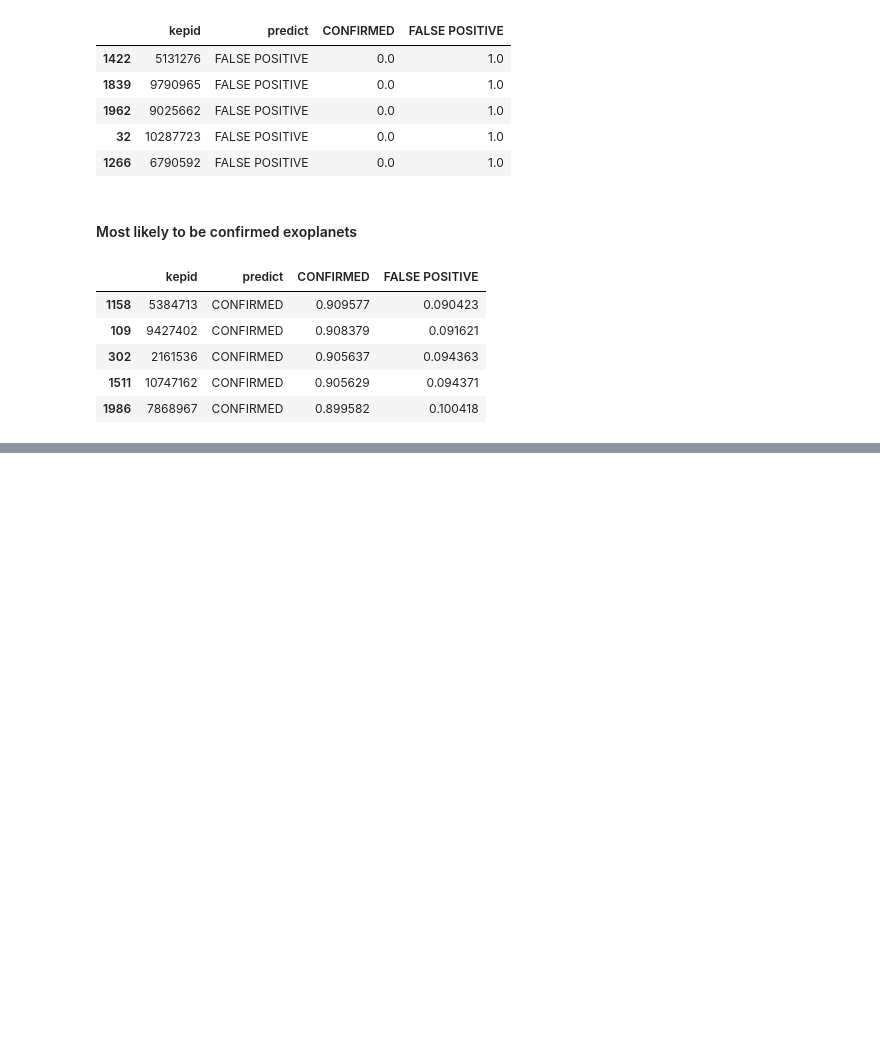
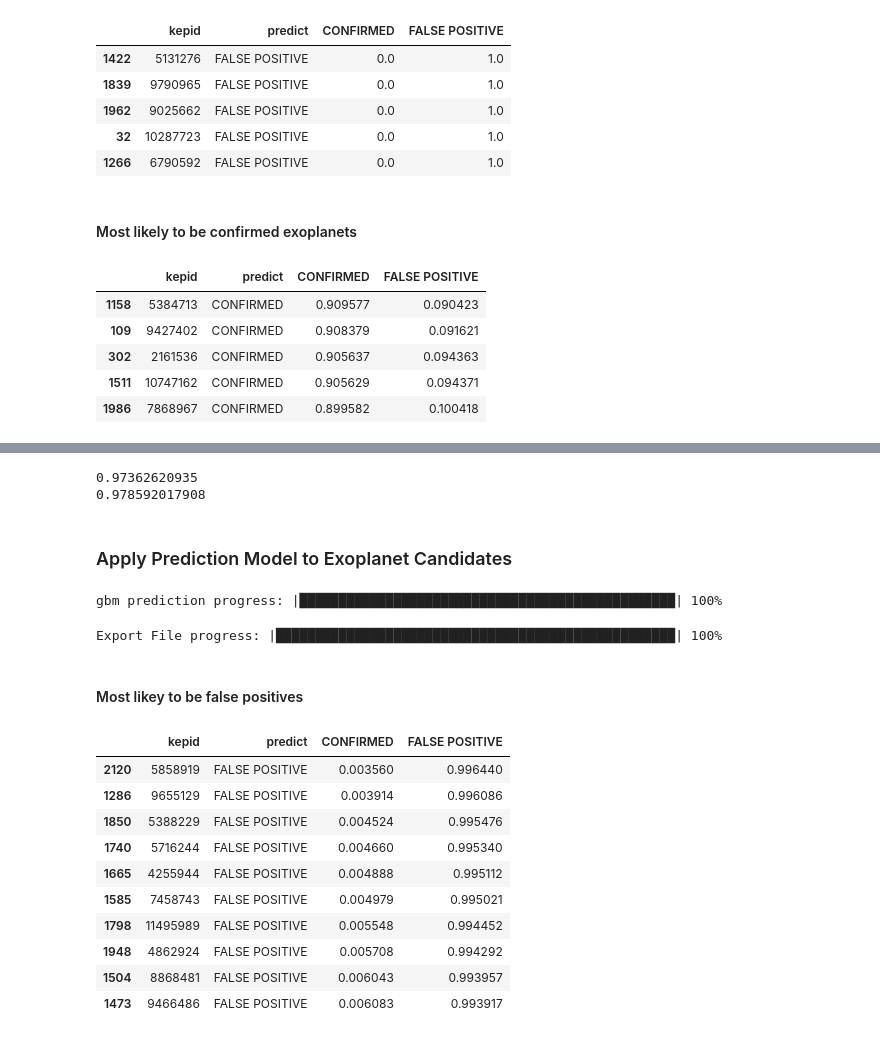
Before and after one commit to suryadutta/exoplanets_ML, a Jupyter notebook: Exoplanet Candidate Classification.ipynb, the cells around one changed output, grey strips where cells are left out. Cells and saved outputs as stored; diff of their text form; code cells hidden in the pictures; blank space fills up the shorter version.

```diff
--- a/Exoplanet Candidate Classification.ipynb
+++ b/Exoplanet Candidate Classification.ipynb
@@ -171,0 +297,36 @@ pd.DataFrame(candidatePredictData, columns = ['kepid', 'predict','CONFIRMED','FA
+# %%
+# Retreive test set AUC
+print gbm_perf1.auc()
+print gbm_perf2.auc()
+# %% [output]
+0.97362620935
+0.978592017908
+# %% [markdown]
+### Apply Prediction Model to Exoplanet Candidates
+# %%
+gbmpredict = gbm_fit1.predict(candidateData)
+# %% [output]
+gbm prediction progress: |████████████████████████████████████████████████| 100%
+# %%
+gbmcandidateCombine = candidateData.cbind(gbmpredict)
+h2o.export_file(gbmcandidateCombine, "data/candidate_predict_gbm.csv")
+# %% [output]
+Export File progress: |███████████████████████████████████████████████████| 100%
+# %%
+gbmcandidatePredictData = pd.read_csv('data/candidate_predict_gbm.csv').sort_values('CONFIRMED')
+# %% [markdown]
+#### Most likey to be false positives
+# %%
+pd.DataFrame(gbmcandidatePredictData, columns = ['kepid', 'predict','CONFIRMED','FALSE POSITIVE'])[0:10]
+# %% [output]
+|  | kepid | predict | CONFIRMED | FALSE POSITIVE |
+| 2120 | 5858919 | FALSE POSITIVE | 0.003560 | 0.996440 |
+| 1286 | 9655129 | FALSE POSITIVE | 0.003914 | 0.996086 |
+| 1850 | 5388229 | FALSE POSITIVE | 0.004524 | 0.995476 |
+| 1740 | 5716244 | FALSE POSITIVE | 0.004660 | 0.995340 |
+| 1665 | 4255944 | FALSE POSITIVE | 0.004888 | 0.995112 |
+| 1585 | 7458743 | FALSE POSITIVE | 0.004979 | 0.995021 |
+| 1798 | 11495989 | FALSE POSITIVE | 0.005548 | 0.994452 |
+| 1948 | 4862924 | FALSE POSITIVE | 0.005708 | 0.994292 |
+| 1504 | 8868481 | FALSE POSITIVE | 0.006043 | 0.993957 |
+| 1473 | 9466486 | FALSE POSITIVE | 0.006083 | 0.993917 |
```
Also changed, not shown: parts of 27 cells of this notebook, 5 other files.
